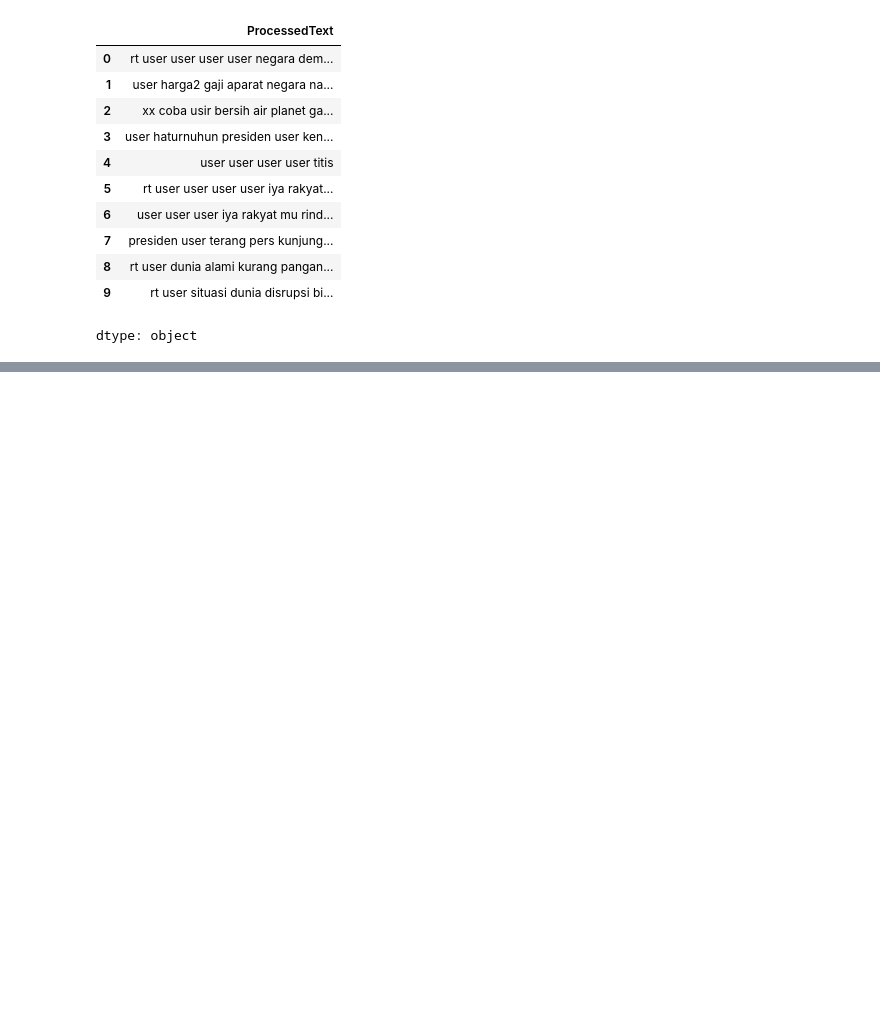
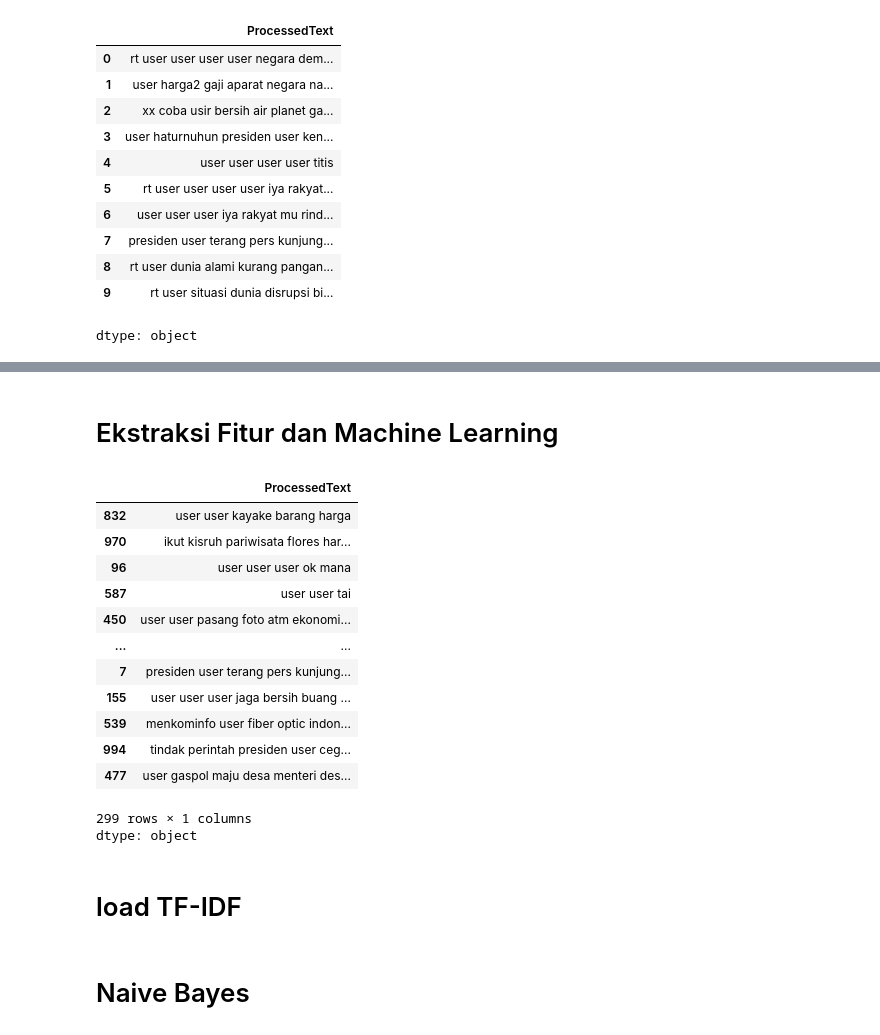
Before and after one commit to fatuunreal/stki4, a Jupyter notebook: stki4.ipynb, the cells around one changed output, grey strips where cells are left out. Cells and saved outputs as stored; diff of their text form; code cells hidden in the pictures; blank space fills up the shorter version.

```diff
--- a/stki4.ipynb
+++ b/stki4.ipynb
@@ -529,5 +550,0 @@ dtype: object
-# %%
-# prompt: ubah dtype untuk Label dari objetct ke float64
-
-dataset_label = dataset['Label'].astype('float64')
-dataset_label.head(10)
@@ -548,0 +581,2 @@ TypeError: could not convert string to float: 'Negatif'
+# %% [markdown]
+# Ekstraksi Fitur dan Machine Learning
@@ -548,0 +590,21 @@ TypeError: could not convert string to float: 'Negatif'
+# %%
+train_x, test_x, train_label, test_label = train_test_split(dataset_feature, dataset_label, test_size = 0.3, random_state=42)
+# %%
+test_x
+# %% [output]
+|  | ProcessedText |
+| 832 | user user kayake barang harga |
+| 970 | ikut kisruh pariwisata flores har... |
+| 96 | user user user ok mana |
+| 587 | user user tai |
+| 450 | user user pasang foto atm ekonomi... |
+| ... | ... |
+| 7 | presiden user terang pers kunjung... |
+| 155 | user user user jaga bersih buang ... |
+| 539 | menkominfo user fiber optic indon... |
+| 994 | tindak perintah presiden user ceg... |
+| 477 | user gaspol maju desa menteri des... |
+299 rows × 1 columns
+dtype: object
+# %% [markdown]
+# load TF-IDF
@@ -548,0 +614,2 @@ TypeError: could not convert string to float: 'Negatif'
+# %% [markdown]
+# Naive Bayes
```
Also changed, not shown: parts of 56 cells of this notebook.
